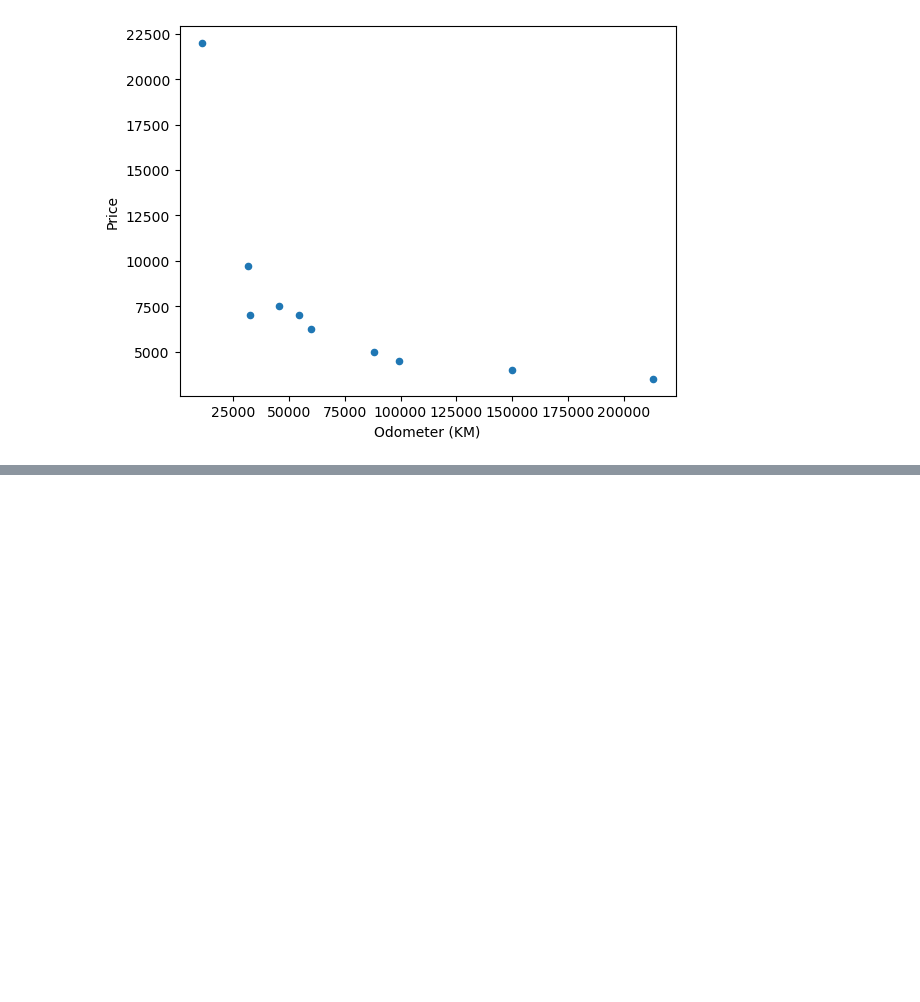
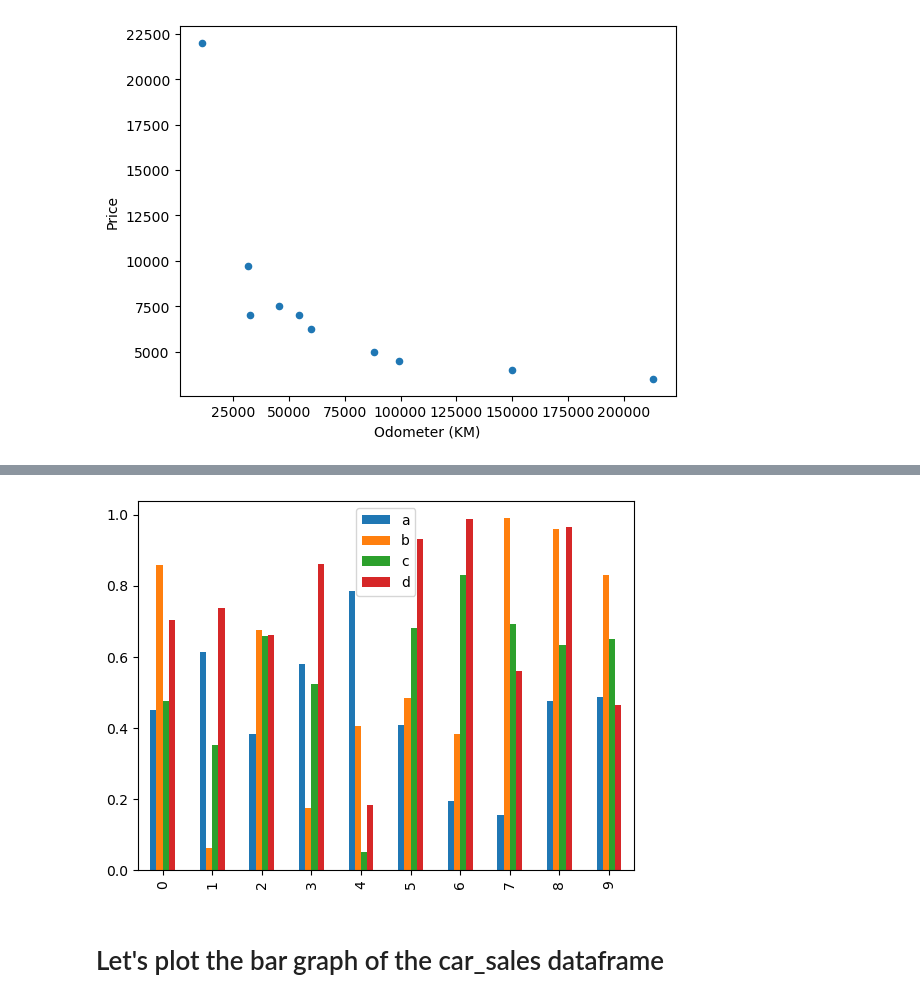
Before and after one commit to junaidknows/ml-study-projects, a Jupyter notebook: Introduction to Matplotlib.ipynb, the cells around one changed output, grey strips where cells are left out. Cells and saved outputs as stored; diff of their text form; code cells hidden in the pictures; blank space fills up the shorter version.

```diff
--- a/Introduction to Matplotlib.ipynb
+++ b/Introduction to Matplotlib.ipynb
@@ -374,0 +402,7 @@ plt.show()
+# %%
+df.plot(kind="bar") # Another way to plot a bar graph
+plt.show()
+# %% [output]
+[figure, added]
+# %% [markdown]
+# Let's plot the bar graph of the car_sales dataframe
```
Also changed, not shown: parts of 7 cells of this notebook.
